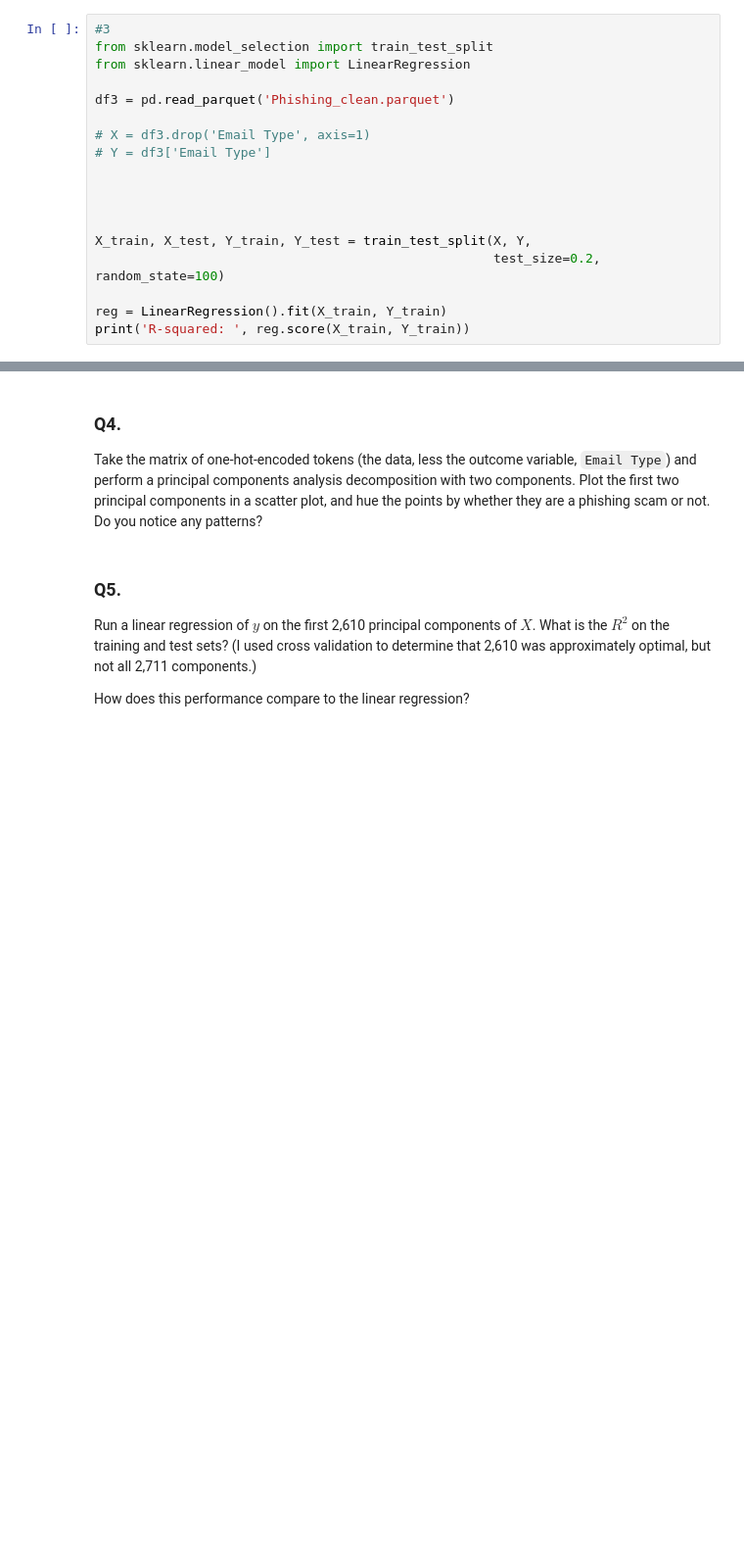
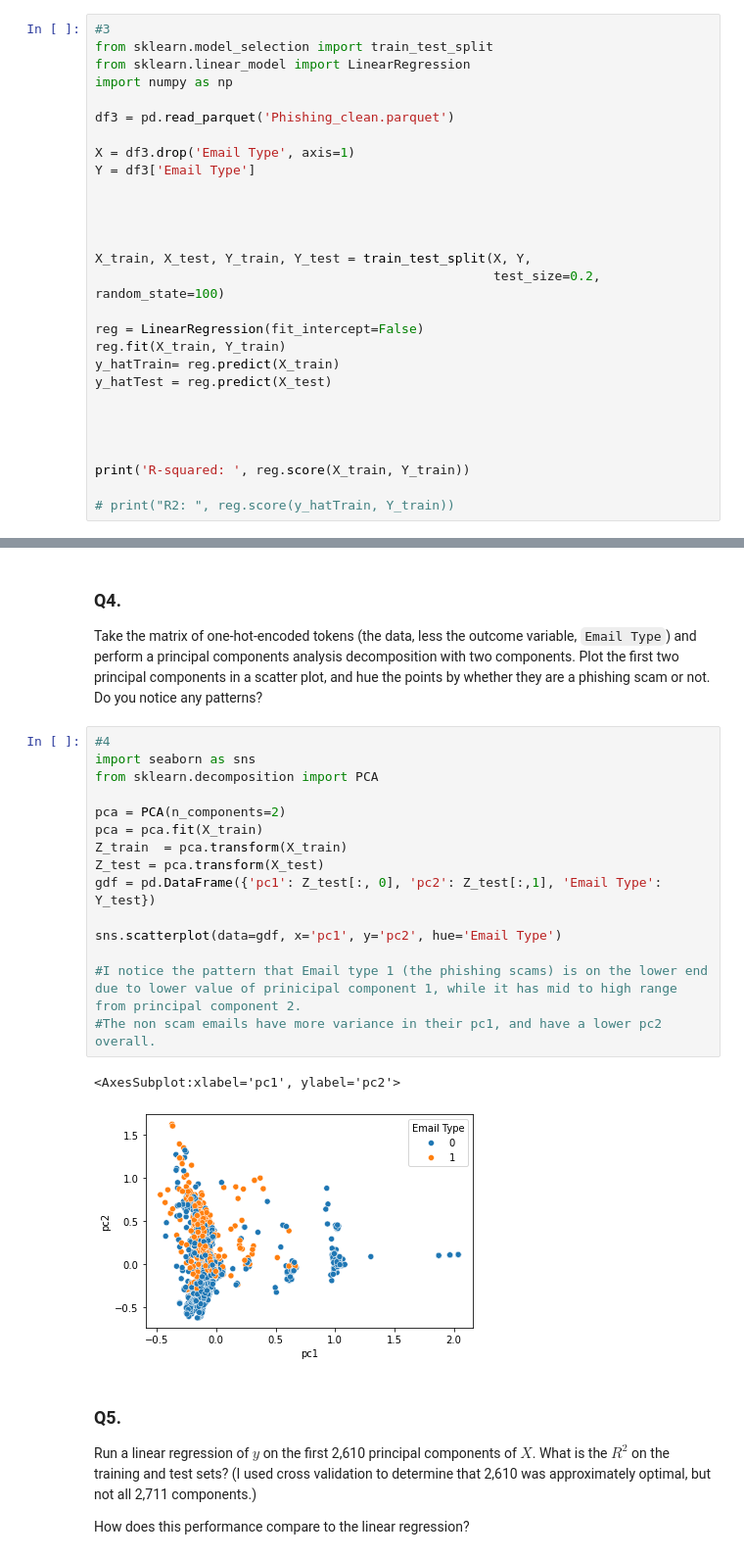
Before and after one commit to chc3fa/PCA, a Jupyter notebook: 05_PCA/assignment.ipynb, the cells around one changed output, grey strips where cells are left out. Shown at 98% size. Drawn from its saved outputs; the diff is of its cells as text; blank space fills up the shorter version.

```diff
--- a/05_PCA/assignment.ipynb
+++ b/05_PCA/assignment.ipynb
@@ -93,11 +92,12 @@ Load `Phishing_clean.parquet`. This is the text from the e-mails broken into the
 #3
 from sklearn.model_selection import train_test_split
 from sklearn.linear_model import LinearRegression
+import numpy as np
 
 df3 = pd.read_parquet('Phishing_clean.parquet')
 
-# X = df3.drop('Email Type', axis=1)
-# Y = df3['Email Type']
+X = df3.drop('Email Type', axis=1)
+Y = df3['Email Type']
 
 
 
@@ -105,6 +105,15 @@ df3 = pd.read_parquet('Phishing_clean.parquet')
 X_train, X_test, Y_train, Y_test = train_test_split(X, Y,
                                                     test_size=0.2, random_state=100)
 
-reg = LinearRegression().fit(X_train, Y_train)
+reg = LinearRegression(fit_intercept=False)
+reg.fit(X_train, Y_train)
+y_hatTrain= reg.predict(X_train)
+y_hatTest = reg.predict(X_test)
+
+
+
+
 print('R-squared: ', reg.score(X_train, Y_train))
+
+# print("R2: ", reg.score(y_hatTrain, Y_train))
 # %% [output]
@@ -113,6 +122,24 @@ NameError: name 'pd' is not defined
 ### Q4.
 
 Take the matrix of one-hot-encoded tokens (the data, less the outcome variable, `Email Type`) and perform a principal components analysis decomposition with two components. Plot the first two principal components in a scatter plot, and hue the points by whether they are a phishing scam or not. Do you notice any patterns?
+# %%
+#4
+import seaborn as sns
+from sklearn.decomposition import PCA
+
+pca = PCA(n_components=2)
+pca = pca.fit(X_train)
+Z_train  = pca.transform(X_train)
+Z_test = pca.transform(X_test)
+gdf = pd.DataFrame({'pc1': Z_test[:, 0], 'pc2': Z_test[:,1], 'Email Type': Y_test})
+
+sns.scatterplot(data=gdf, x='pc1', y='pc2', hue='Email Type')
+
+#I notice the pattern that Email type 1 (the phishing scams) is on the lower end due to lower value of prinicipal component 1, while it has mid to high range from principal component 2.
+#The non scam emails have more variance in their pc1, and have a lower pc2 overall.
+# %% [output]
+<AxesSubplot:xlabel='pc1', ylabel='pc2'>
+[figure, added]
 # %% [markdown]
 ### Q5.
 
```
Also changed, not shown: parts of 4 cells of this notebook.
